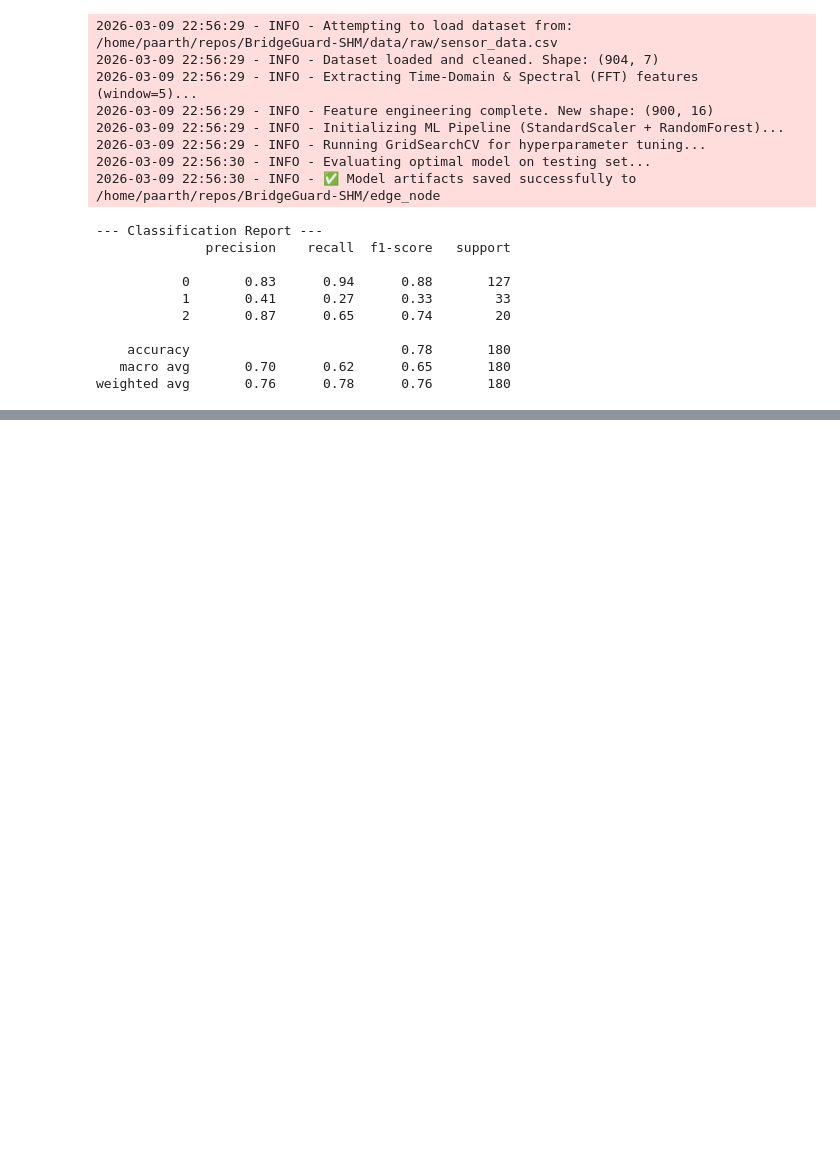
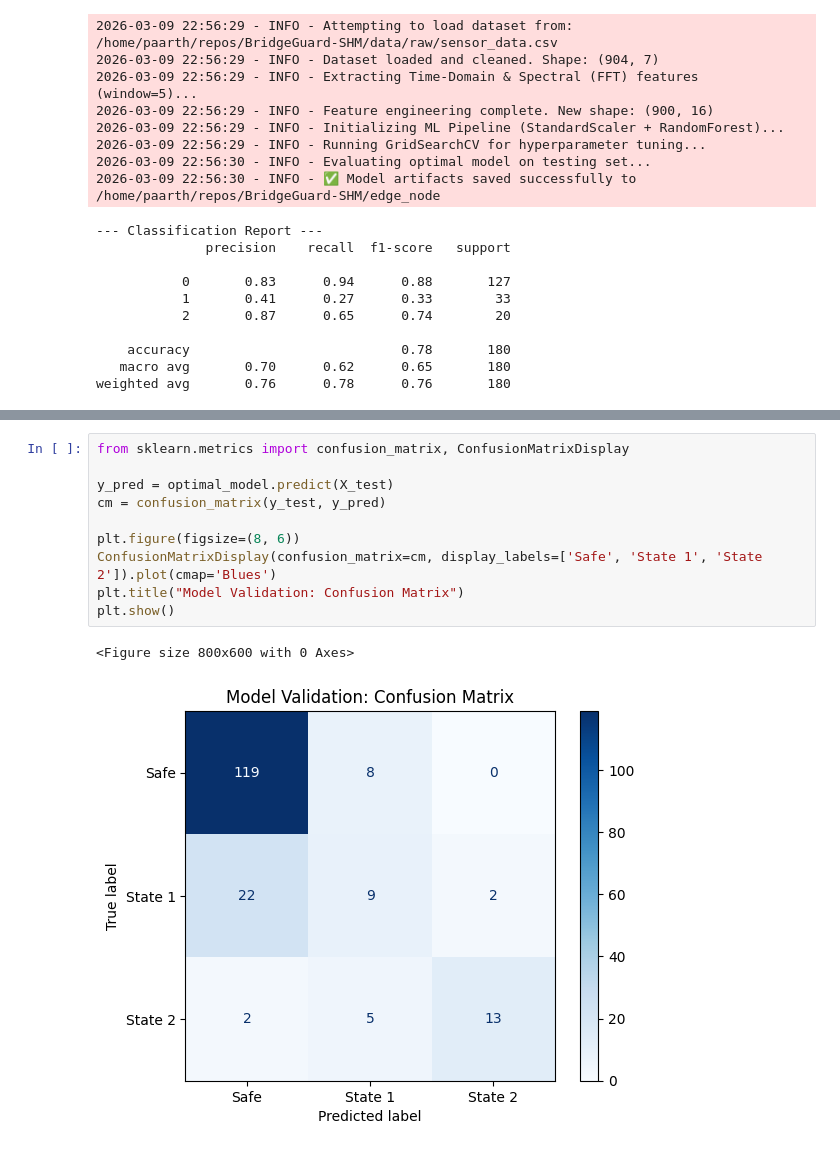
Before and after one commit to paarth-9k/BridgeGuard-SHM, a Jupyter notebook: notebooks/01_model_training.ipynb, the cells around one changed output, grey strips where cells are left out. Cells and saved outputs as stored; diff of their text form; blank space fills up the shorter version.

```diff
--- a/notebooks/01_model_training.ipynb
+++ b/notebooks/01_model_training.ipynb
@@ -160,0 +203,13 @@ weighted avg       0.76      0.78      0.76       180
+# %%
+from sklearn.metrics import confusion_matrix, ConfusionMatrixDisplay
+
+y_pred = optimal_model.predict(X_test)
+cm = confusion_matrix(y_test, y_pred)
+
+plt.figure(figsize=(8, 6))
+ConfusionMatrixDisplay(confusion_matrix=cm, display_labels=['Safe', 'State 1', 'State 2']).plot(cmap='Blues')
+plt.title("Model Validation: Confusion Matrix")
+plt.show()
+# %% [output]
+<Figure size 800x600 with 0 Axes>
+[figure, added]
```
Also changed, not shown: parts of 3 cells of this notebook, 4 other files.
